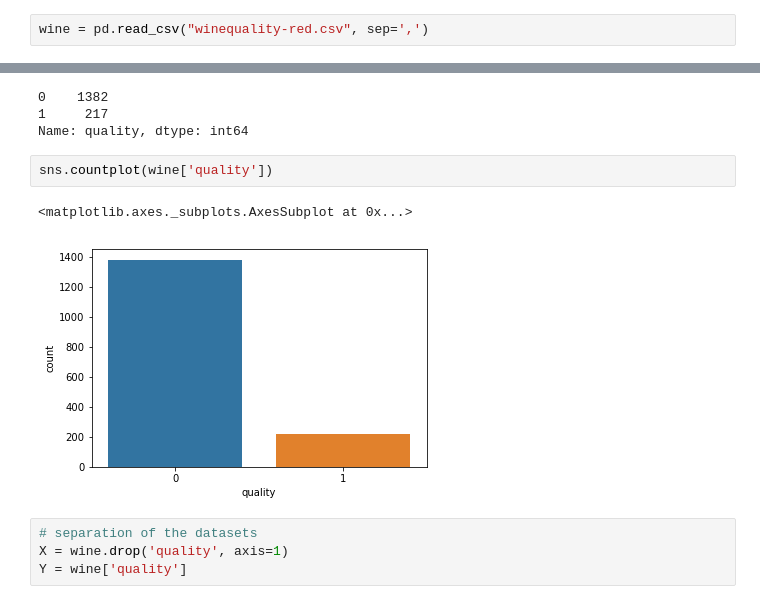
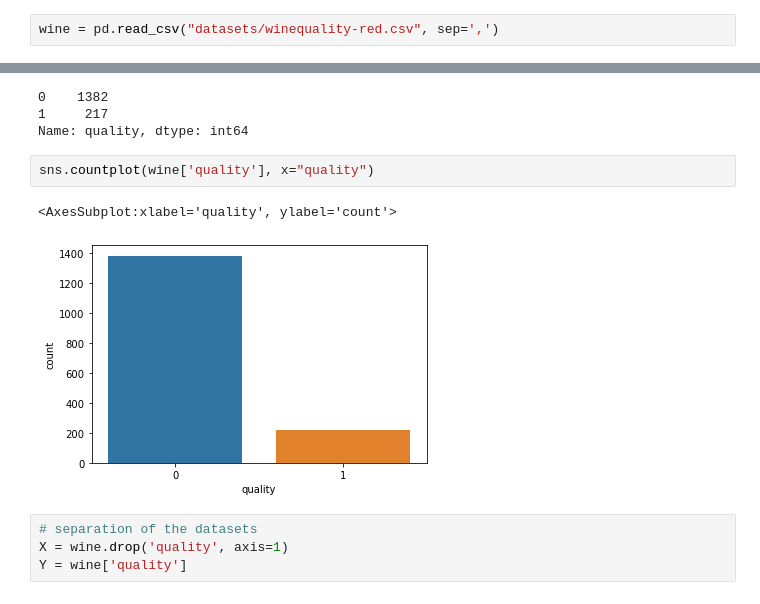
Before and after one commit to ElFeo/SupervisedLearningSurvey, a Jupyter notebook: SupervisedLearning.ipynb, the cells around one changed output, grey strips where cells are left out. Drawn from its saved outputs; the diff is of its cells as text.

Commit message:
added directories, changes in saving images

```diff
--- a/SupervisedLearning.ipynb
+++ b/SupervisedLearning.ipynb
@@ -158,7 +158,7 @@ def plot_learning_curve(estimator, title, X, y, axes=None, ylim=None, cv=None,
 
     return plt
 # %%
-wine = pd.read_csv("winequality-red.csv", sep=',')
+wine = pd.read_csv("datasets/winequality-red.csv", sep=',')
 # %%
 wine.head()
 # %% [output]
@@ -241,10 +243,10 @@ wine['quality'].value_counts()
 1     217
 Name: quality, dtype: int64
 # %%
-sns.countplot(wine['quality'])
+sns.countplot(wine['quality'], x="quality")
 # %% [output]
-<matplotlib.axes._subplots.AxesSubplot at 0x...>
+<AxesSubplot:xlabel='quality', ylabel='count'>
-[figure, old version]
+[figure, new version]
 # %%
 # separation of the datasets
 X = wine.drop('quality', axis=1)
```
Also changed, not shown: parts of 33 cells of this notebook, 12 other files.
